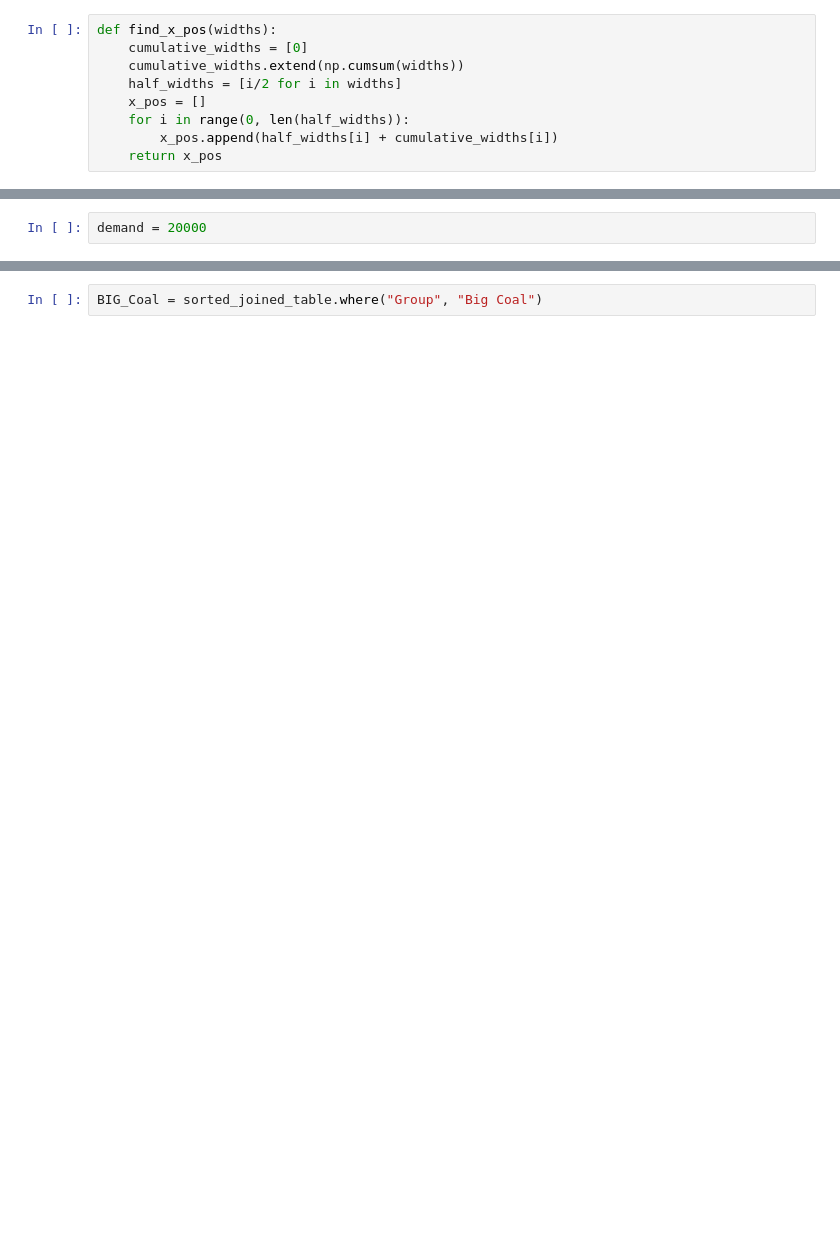
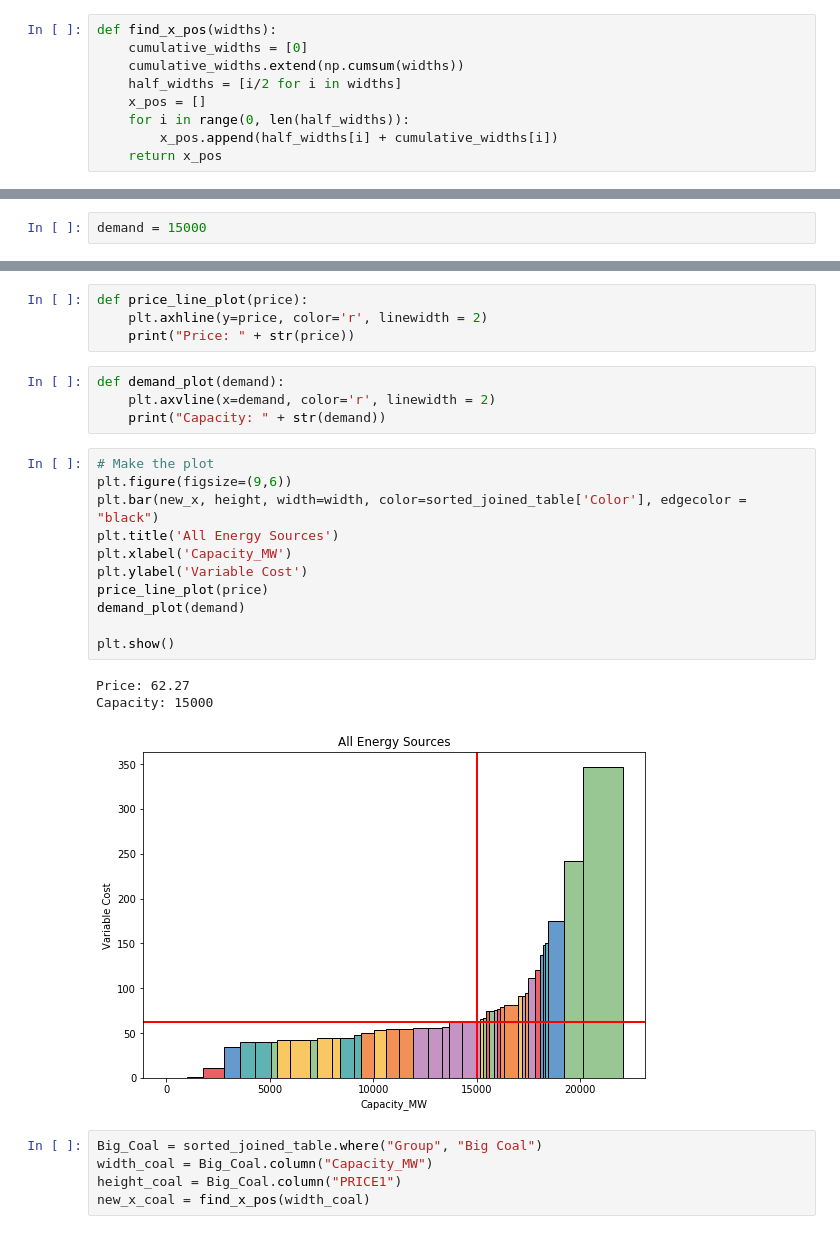
Before and after one commit to ds-modules/EEP-147, a Jupyter notebook: lab02/Lab2-Ver2.ipynb, the cells around one changed output, grey strips where cells are left out. Drawn from its saved outputs; the diff is of its cells as text; blank space fills up the shorter version.

```diff
--- a/lab02/Lab2-Ver2.ipynb
+++ b/lab02/Lab2-Ver2.ipynb
@@ -107,5 +120,5 @@ height
 # %%
-demand = 20000
+demand = 15000
 # %%
 def price_calc(demand, sorted_table):
     price = 0
@@ -144,2 +139,28 @@ price
-# %%
-BIG_Coal = sorted_joined_table.where("Group", "Big Coal")
+# %%
+def price_line_plot(price):
+    plt.axhline(y=price, color='r', linewidth = 2)
+    print("Price: " + str(price))
+# %%
+def demand_plot(demand):
+    plt.axvline(x=demand, color='r', linewidth = 2)
+    print("Capacity: " + str(demand))
+# %%
+# Make the plot
+plt.figure(figsize=(9,6))
+plt.bar(new_x, height, width=width, color=sorted_joined_table['Color'], edgecolor = "black")
+plt.title('All Energy Sources')
+plt.xlabel('Capacity_MW')
+plt.ylabel('Variable Cost')
+price_line_plot(price)
+demand_plot(demand)
+
+plt.show()
+# %% [output]
+Price: 62.27
+Capacity: 15000
+[figure, added]
+# %%
+Big_Coal = sorted_joined_table.where("Group", "Big Coal")
+width_coal = Big_Coal.column("Capacity_MW")
+height_coal = Big_Coal.column("PRICE1")
+new_x_coal = find_x_pos(width_coal)
```
Also changed, not shown: parts of 14 cells of this notebook.
